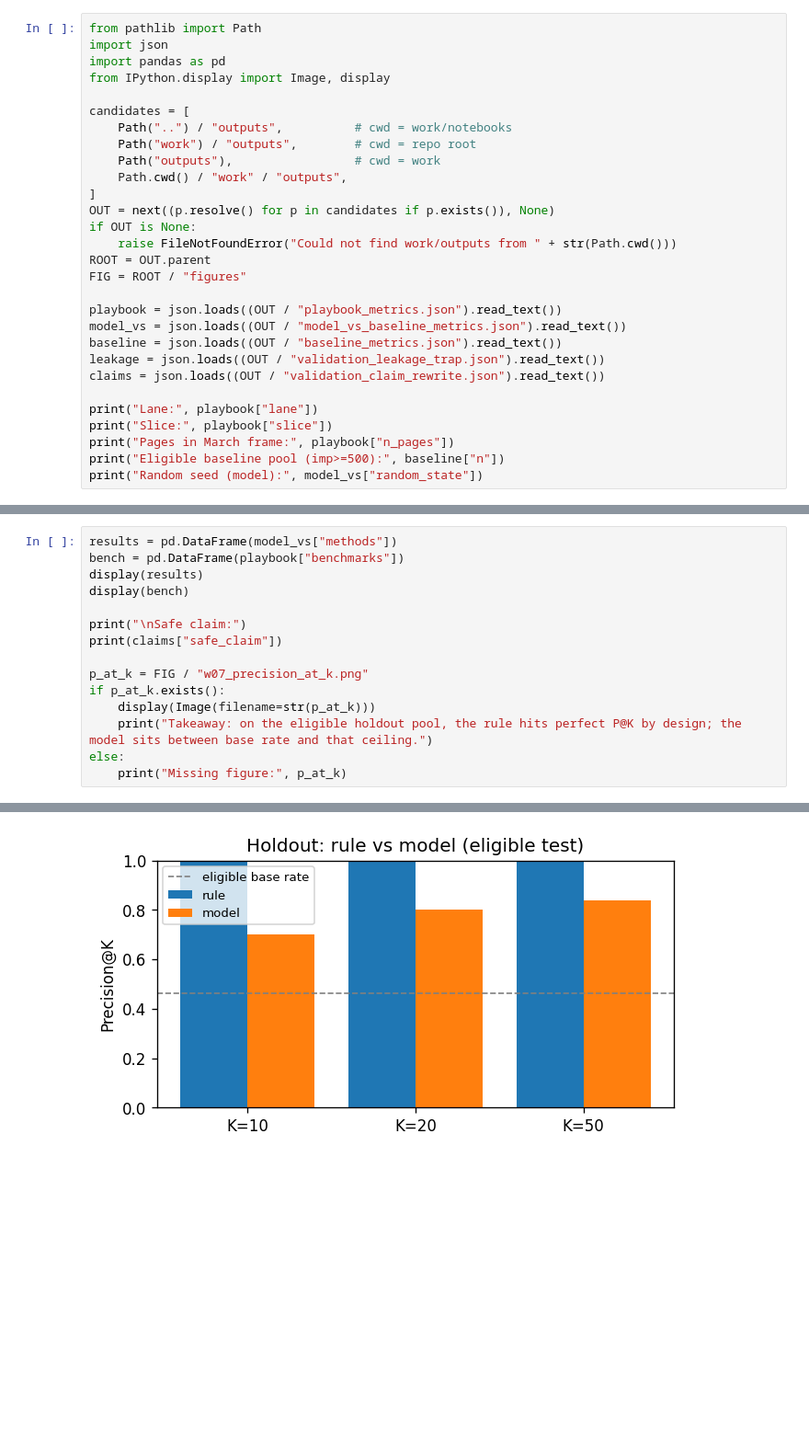
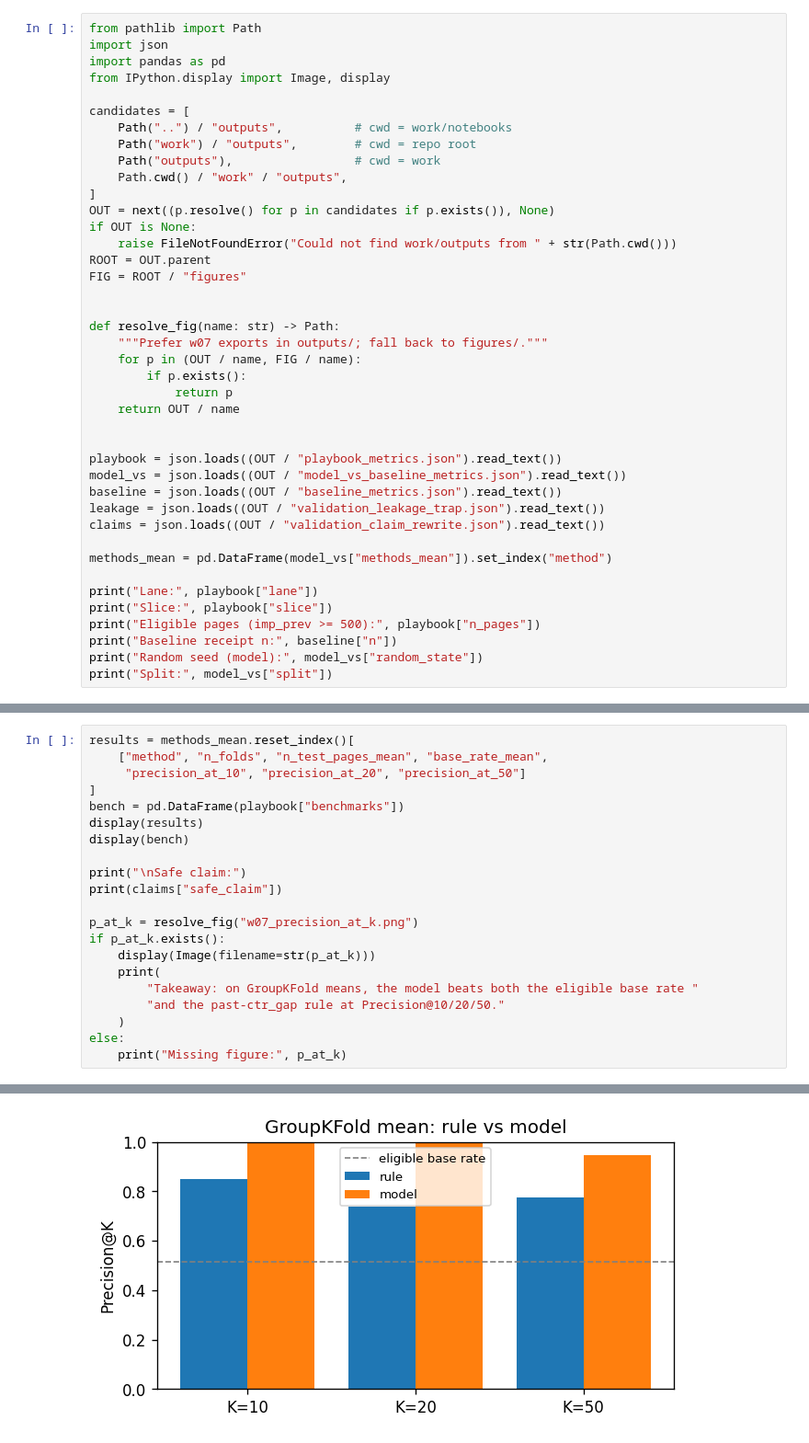
Before and after one commit to rimlazrek1/flyrank-internship, a Jupyter notebook: work/notebooks/capstone.ipynb, the cells around one changed output, grey strips where cells are left out. Shown at 92% size. Saved outputs shown, nothing was run; the diff lists cells and outputs as text; blank space fills up the shorter version.

```diff
--- a/work/notebooks/capstone.ipynb
+++ b/work/notebooks/capstone.ipynb
@@ -40,16 +40,28 @@ if OUT is None:
 ROOT = OUT.parent
 FIG = ROOT / "figures"
 
+
+def resolve_fig(name: str) -> Path:
+    """Prefer w07 exports in outputs/; fall back to figures/."""
+    for p in (OUT / name, FIG / name):
+        if p.exists():
+            return p
+    return OUT / name
+
+
 playbook = json.loads((OUT / "playbook_metrics.json").read_text())
 model_vs = json.loads((OUT / "model_vs_baseline_metrics.json").read_text())
 baseline = json.loads((OUT / "baseline_metrics.json").read_text())
 leakage = json.loads((OUT / "validation_leakage_trap.json").read_text())
 claims = json.loads((OUT / "validation_claim_rewrite.json").read_text())
 
+methods_mean = pd.DataFrame(model_vs["methods_mean"]).set_index("method")
+
 print("Lane:", playbook["lane"])
 print("Slice:", playbook["slice"])
-print("Pages in March frame:", playbook["n_pages"])
-print("Eligible baseline pool (imp>=500):", baseline["n"])
+print("Eligible pages (imp_prev >= 500):", playbook["n_pages"])
+print("Baseline receipt n:", baseline["n"])
 print("Random seed (model):", model_vs["random_state"])
+print("Split:", model_vs["split"])
 # %% [output]
 Lane: Lane 4 CTR opportunity
@@ -165,5 +179,8 @@ Sensitivity (random split P@50): 0.80 | published holdout P@50: 0.84
 # %%
-results = pd.DataFrame(model_vs["methods"])
+results = methods_mean.reset_index()[
+    ["method", "n_folds", "n_test_pages_mean", "base_rate_mean",
+     "precision_at_10", "precision_at_20", "precision_at_50"]
+]
 bench = pd.DataFrame(playbook["benchmarks"])
 display(results)
 display(bench)
@@ -171,10 +188,13 @@ display(bench)
 print("\nSafe claim:")
 print(claims["safe_claim"])
 
-p_at_k = FIG / "w07_precision_at_k.png"
+p_at_k = resolve_fig("w07_precision_at_k.png")
 if p_at_k.exists():
     display(Image(filename=str(p_at_k)))
-    print("Takeaway: on the eligible holdout pool, the rule hits perfect P@K by design; the model sits between base rate and that ceiling.")
+    print(
+        "Takeaway: on GroupKFold means, the model beats both the eligible base rate "
+        "and the past-ctr_gap rule at Precision@10/20/50."
+    )
 else:
     print("Missing figure:", p_at_k)
 # %% [output]
@@ -190 +210 @@ On March 2026 pages, under a client holdout, logistic regression measured Precis
-[figure, old version]
+[figure, new version]
```
Also changed, not shown: parts of 20 cells of this notebook, 15 other files.
